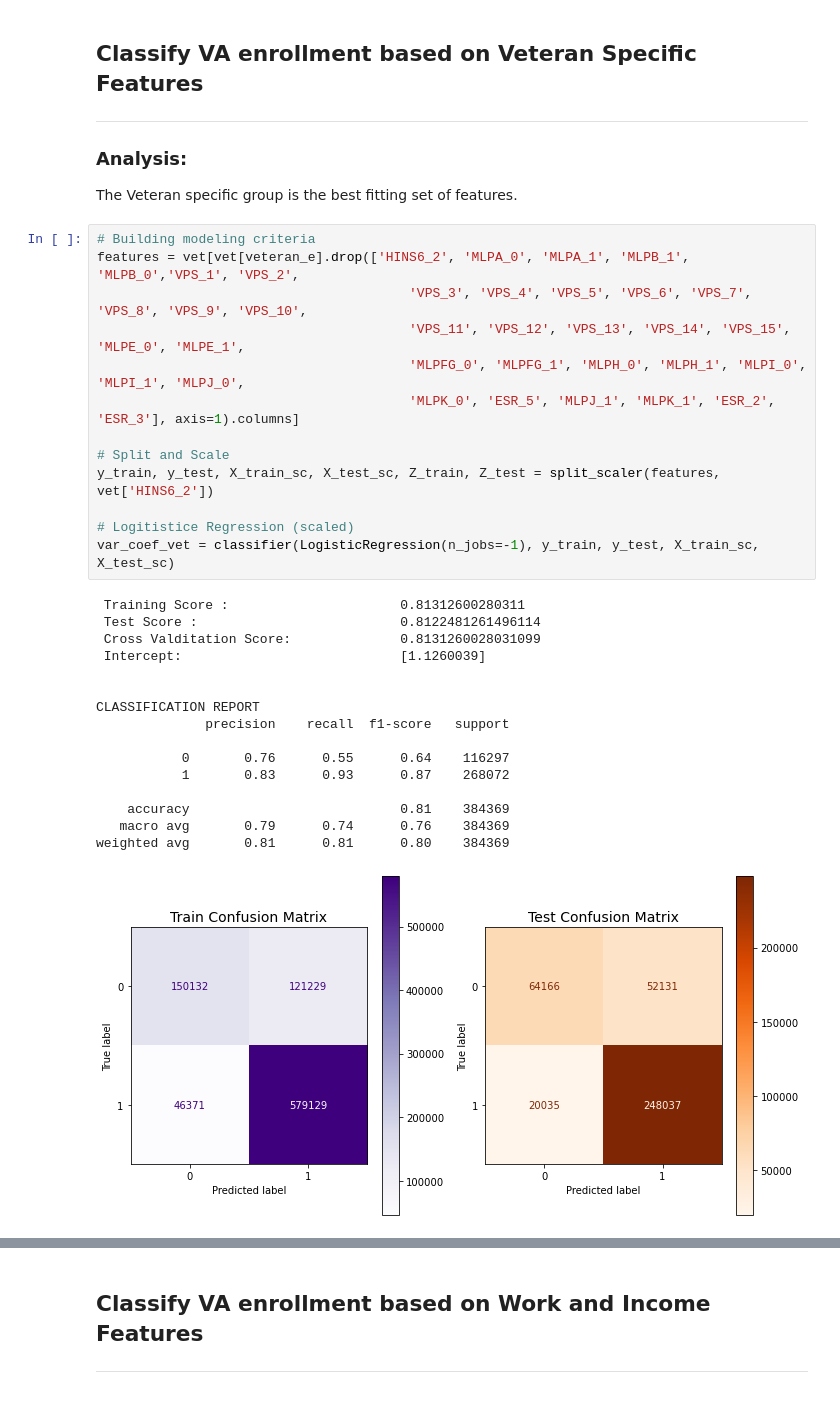
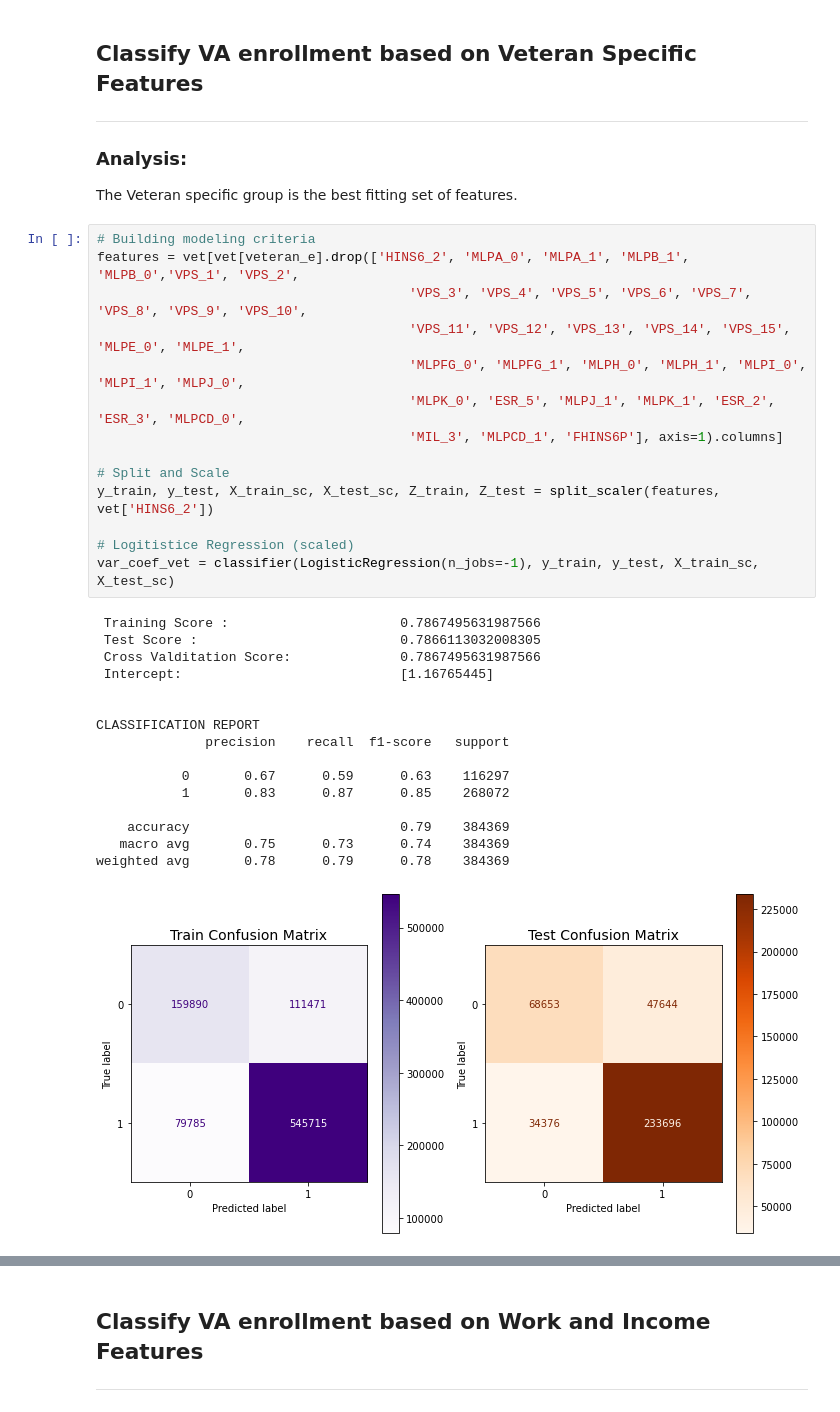
Before and after one commit to JAKuehl/veteran_population_analysis, a Jupyter notebook: code/03_classification.ipynb, the cells around one changed output, grey strips where cells are left out. Saved outputs shown, nothing was run; the diff lists cells and outputs as text.

```diff
--- a/code/03_classification.ipynb
+++ b/code/03_classification.ipynb
@@ -245,33 +245,34 @@ The Veteran specific group is the best fitting set of features.
 # %%
 # Building modeling criteria
 features = vet[vet[veteran_e].drop(['HINS6_2', 'MLPA_0', 'MLPA_1', 'MLPB_1', 'MLPB_0','VPS_1', 'VPS_2',
                                         'VPS_3', 'VPS_4', 'VPS_5', 'VPS_6', 'VPS_7', 'VPS_8', 'VPS_9', 'VPS_10',
                                         'VPS_11', 'VPS_12', 'VPS_13', 'VPS_14', 'VPS_15', 'MLPE_0', 'MLPE_1',
                                         'MLPFG_0', 'MLPFG_1', 'MLPH_0', 'MLPH_1', 'MLPI_0', 'MLPI_1', 'MLPJ_0',
-                                        'MLPK_0', 'ESR_5', 'MLPJ_1', 'MLPK_1', 'ESR_2', 'ESR_3'], axis=1).columns]
+                                        'MLPK_0', 'ESR_5', 'MLPJ_1', 'MLPK_1', 'ESR_2', 'ESR_3', 'MLPCD_0',
+                                        'MIL_3', 'MLPCD_1', 'FHINS6P'], axis=1).columns]
 
 # Split and Scale
 y_train, y_test, X_train_sc, X_test_sc, Z_train, Z_test = split_scaler(features, vet['HINS6_2'])
 
 # Logitistice Regression (scaled)
 var_coef_vet = classifier(LogisticRegression(n_jobs=-1), y_train, y_test, X_train_sc, X_test_sc)
 # %% [output]
- Training Score :                      0.81312600280311
- Test Score :                          0.8122481261496114
- Cross Valditation Score:              0.8131260028031099
- Intercept:                            [1.1260039]
+ Training Score :                      0.7867495631987566
+ Test Score :                          0.7866113032008305
+ Cross Valditation Score:              0.7867495631987566
+ Intercept:                            [1.16765445]
 
 
 CLASSIFICATION REPORT
               precision    recall  f1-score   support
 
-           0       0.76      0.55      0.64    116297
-           1       0.83      0.93      0.87    268072
+           0       0.67      0.59      0.63    116297
+           1       0.83      0.87      0.85    268072
 
-    accuracy                           0.81    384369
-   macro avg       0.79      0.74      0.76    384369
-weighted avg       0.81      0.81      0.80    384369
+    accuracy                           0.79    384369
+   macro avg       0.75      0.73      0.74    384369
+weighted avg       0.78      0.79      0.78    384369
-[figure, old version]
+[figure, new version]
 # %%
 # Creating a constant for intercept analysis
 exog = sm.add_constant(X_train_sc)
```
Also changed, not shown: parts of 15 cells of this notebook, 3 other files.
